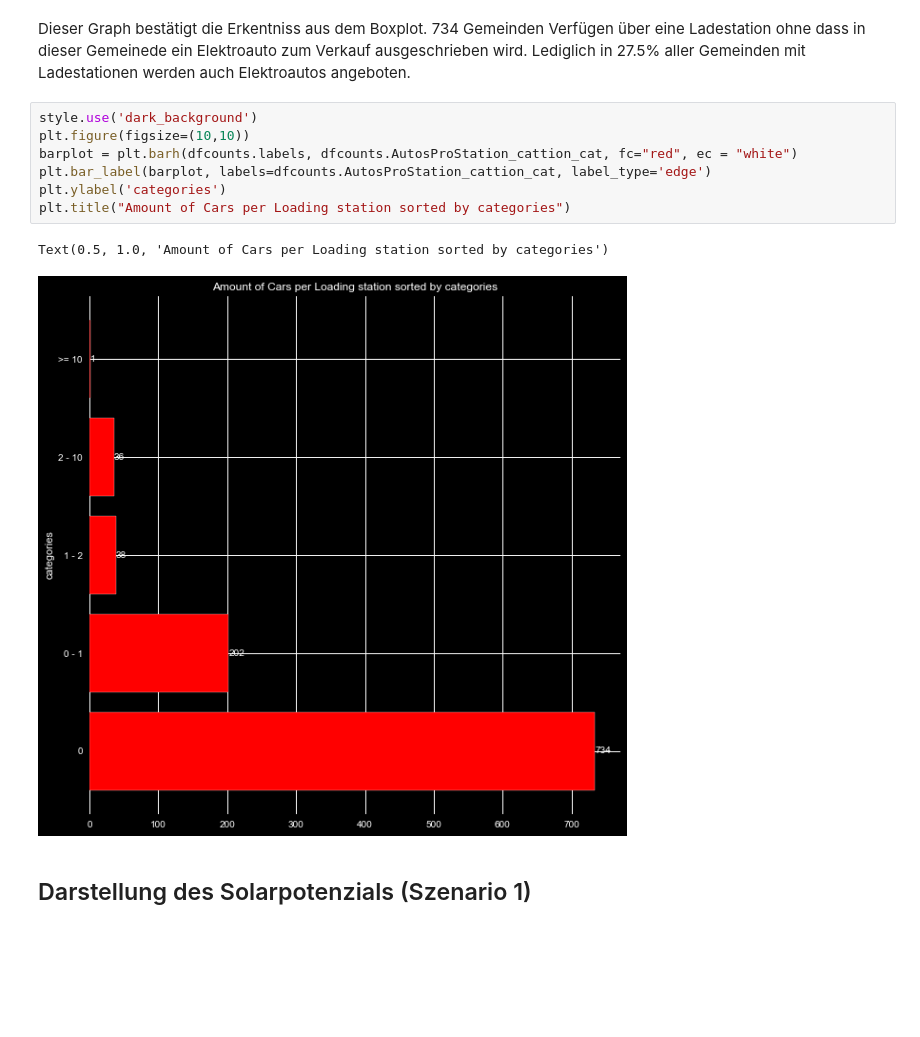
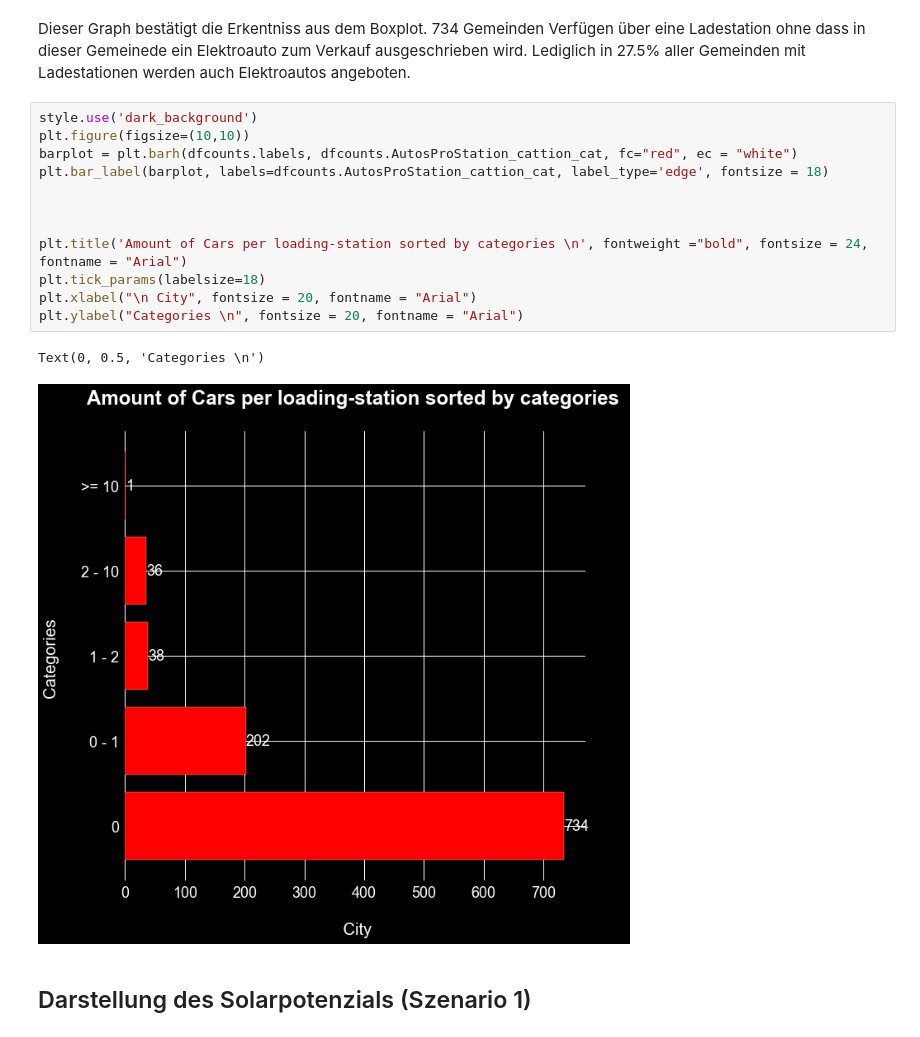
Before and after one commit to jk019/DA_LN_neues_Github, a Jupyter notebook: Datenaufbereitungen/Weiterführende_Datenaufbereitung.ipynb, the cells around one changed output. Cells and saved outputs as stored; diff of their text form; blank space fills up the shorter version.

```diff
--- a/Datenaufbereitungen/Weiterführende_Datenaufbereitung.ipynb
+++ b/Datenaufbereitungen/Weiterführende_Datenaufbereitung.ipynb
@@ -324,13 +330,18 @@ Dieser Graph bestätigt die Erkentniss aus dem Boxplot. 734 Gemeinden Verfügen
 # %%
 style.use('dark_background')
 plt.figure(figsize=(10,10))
 barplot = plt.barh(dfcounts.labels, dfcounts.AutosProStation_cattion_cat, fc="red", ec = "white")
-plt.bar_label(barplot, labels=dfcounts.AutosProStation_cattion_cat, label_type='edge')
-plt.ylabel('categories')
-plt.title("Amount of Cars per Loading station sorted by categories")
+plt.bar_label(barplot, labels=dfcounts.AutosProStation_cattion_cat, label_type='edge', fontsize = 18)
+
+
+
+plt.title('Amount of Cars per loading-station sorted by categories \n', fontweight ="bold", fontsize = 24, fontname = "Arial")
+plt.tick_params(labelsize=18)
+plt.xlabel("\n City", fontsize = 20, fontname = "Arial")
+plt.ylabel("Categories \n", fontsize = 20, fontname = "Arial")
 # %% [output]
-Text(0.5, 1.0, 'Amount of Cars per Loading station sorted by categories')
+Text(0, 0.5, 'Categories \n')
-[figure, old version]
+[figure, new version]
 # %% [markdown]
 ## Darstellung des Solarpotenzials (Szenario 1)
 # %%
```
Also changed, not shown: parts of 6 cells of this notebook, 2 other files.
